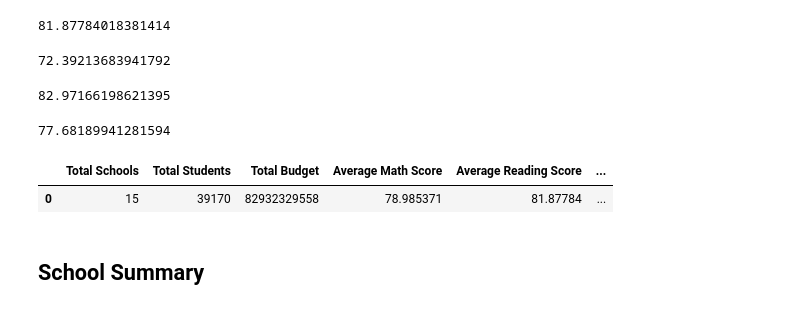
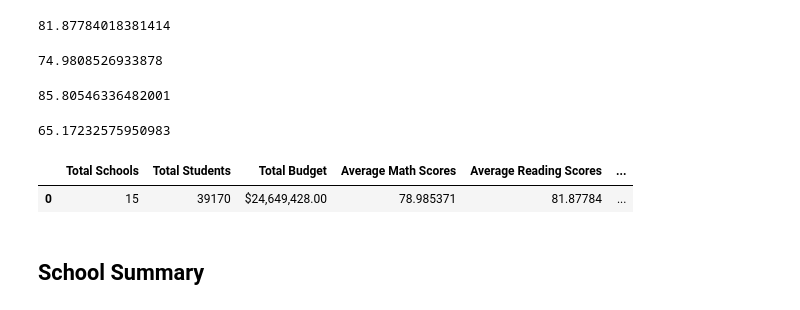
Before and after one commit to Kthomas09/Pandas-Challenge, a Jupyter notebook: PyCitySchools_starter.ipynb, the cells around one changed output. Saved outputs shown, nothing was run; the diff lists cells and outputs as text; code cells hidden in the pictures.

```diff
--- a/PyCitySchools_starter.ipynb
+++ b/PyCitySchools_starter.ipynb
@@ -84,44 +90,48 @@ average_math_scores
 78.98537145774827
 # %%
 # Calculate the average reading score
-reading = renamed_df["Reading Score"]
-average_reading_scores = reading.mean()
+average_reading_scores = renamed_df["Reading Score"].mean()
 average_reading_scores
 # %% [output]
 81.87784018381414
 # %%
 # Calculate the percentage of students with a passing math score (70 or greater)
-passing_math_percentage = district_testing_df.loc[district_testing_df["math_score"]>70]["School ID"].count()/ total_students*100
+math_percentage = district_testing_df.loc[district_testing_df["math_score"]>=70]
+passing_math_percentage=math_percentage["School ID"].count()/ total_students*100
 passing_math_percentage
 # %% [output]
-72.39213683941792
+74.9808526933878
 # %%
 # Calculate the percentage of students with a passing reading score (70 or greater)
-passing_reading_percentage = district_testing_df.loc[district_testing_df["reading_score"]>70]["School ID"].count()/ total_students*100
+reading_percentage = district_testing_df.loc[district_testing_df["reading_score"]>=70]
+passing_reading_percentage = reading_percentage["School ID"].count()/ total_students*100
 passing_reading_percentage
 # %% [output]
-82.97166198621395
+85.80546336482001
 # %%
 # Calculate the percentage of students who passed math and reading (% Overall Passing)
-overall_pass_percentage = (passing_reading_percentage + passing_math_percentage)/2
+pass_percentage = math_percentage.loc[math_percentage["reading_score"]>=70]
+overall_pass_percentage = pass_percentage["School ID"].count()/total_students*100
 overall_pass_percentage
 # %% [output]
-77.68189941281594
+65.17232575950983
 # %%
 # Create a dataframe to hold the above results
-district_summary_df = pd.DataFrame({"Total Schools": [total_schools],"Total Students":[total_students],"Total Budget": [total_budget],
-                                           "Average Math Score": [average_math_scores],"Average Reading Score": [average_reading_scores],
-                                           "Percentage Passed (Math)": [passing_math_percentage],
-                                          "Percentage Passed (Reading)": [passing_reading_percentage],
-                                           "Overall Passing Percentage":[overall_pass_percentage]})
-district_summary_df = district_summary_df[["Total Schools", "Total Students", "Total Budget",
-                                           "Average Math Score", "Average Reading Score",
-                                           "Percentage Passed (Math)", "Percentage Passed (Reading)",
-                                          "Overall Passing Percentage"]]
+district_summary_df = pd.DataFrame({"Total Schools": [total_schools],
+                                    "Total Students":[total_students],
+                                    "Total Budget":[budget],
+                                    "Average Math Scores": [average_math_scores],
+                                    "Average Reading Scores": [average_reading_scores],
+                                    "Percentage Passed (Math)": [passing_math_percentage],
+                                    "Percentage Passed (Reading)": [passing_reading_percentage],
+                                    "Overall Passing Percentage":[overall_pass_percentage]})
+
+district_summary_df["Total Budget"] = district_summary_df["Total Budget"].map("${:,.2f}".format)
+
 district_summary_df
 # %% [output]
-|  | Total Schools | Total Students | Total Budget | Average Math Score | Average Reading Score | ... |
-| 0 | 15 | 39170 | 82932329558 | 78.985371 | 81.87784 | ... |
+|  | Total Schools | Total Students | Total Budget | Average Math Scores | Average Reading Scores | ... |
+| 0 | 15 | 39170 | $24,649,428.00 | 78.985371 | 81.87784 | ... |
 # %% [markdown]
 ## School Summary
 # %% [markdown]
```
Also changed, not shown: parts of 17 cells of this notebook, 1 other file.
